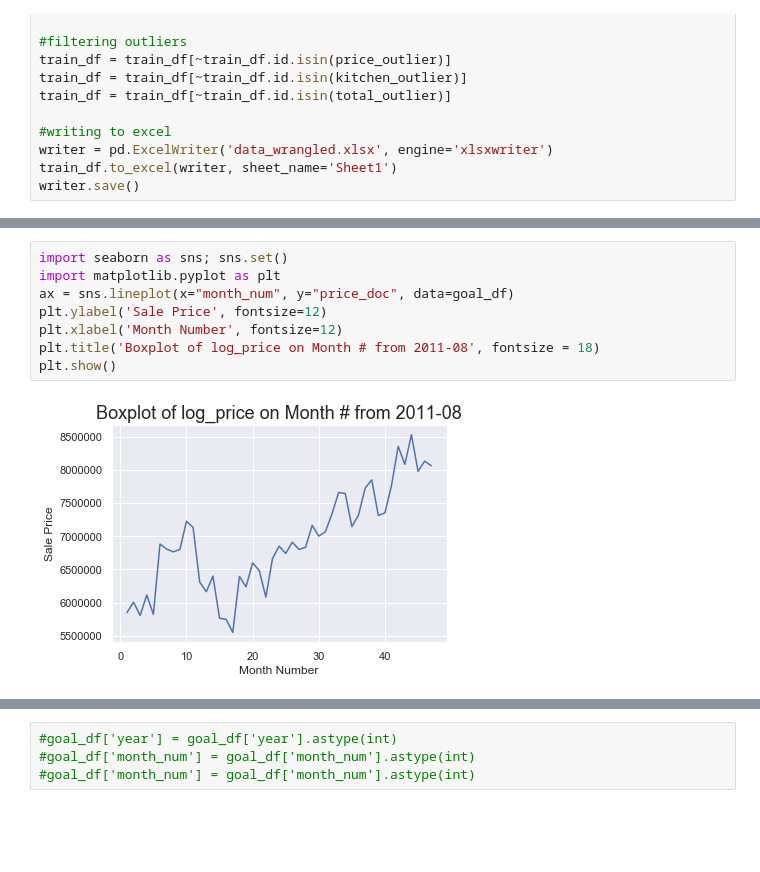
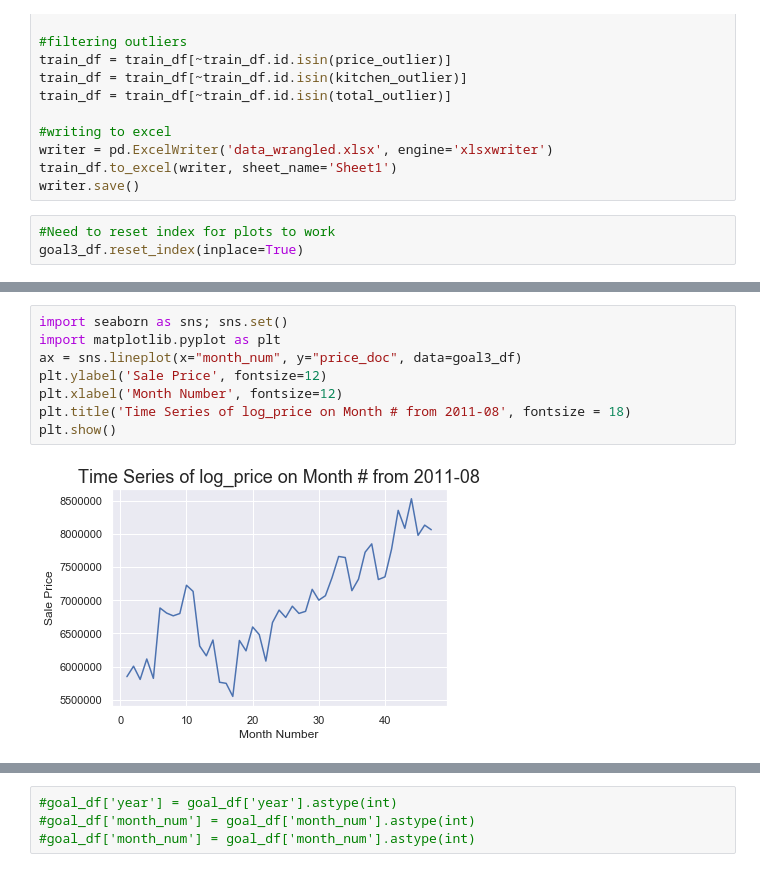
Before and after one commit to quedogf94/Spring2019_Project1, a Jupyter notebook: Goal_1.ipynb, the cells around one changed output, grey strips where cells are left out. Saved outputs shown, nothing was run; the diff lists cells and outputs as text; blank space fills up the shorter version.

```diff
--- a/Goal_1.ipynb
+++ b/Goal_1.ipynb
@@ -205,4 +208,7 @@ train_df = train_df[~train_df.id.isin(total_outlier)]
 writer = pd.ExcelWriter('data_wrangled.xlsx', engine='xlsxwriter')
 train_df.to_excel(writer, sheet_name='Sheet1')
 writer.save()
+# %%
+#Need to reset index for plots to work
+goal3_df.reset_index(inplace=True)
 # %%
@@ -210,13 +223,13 @@ writer.save()
 # %%
 import seaborn as sns; sns.set()
 import matplotlib.pyplot as plt
-ax = sns.lineplot(x="month_num", y="price_doc", data=goal_df)
+ax = sns.lineplot(x="month_num", y="price_doc", data=goal3_df)
 plt.ylabel('Sale Price', fontsize=12)
 plt.xlabel('Month Number', fontsize=12)
-plt.title('Boxplot of log_price on Month # from 2011-08', fontsize = 18)
+plt.title('Time Series of log_price on Month # from 2011-08', fontsize = 18)
 plt.show()
 # %% [output]
-[figure, old version]
+[figure, new version]
 # %%
 import seaborn as sns; sns.set()
 import matplotlib.pyplot as plt
```
Also changed, not shown: parts of 14 cells of this notebook.
